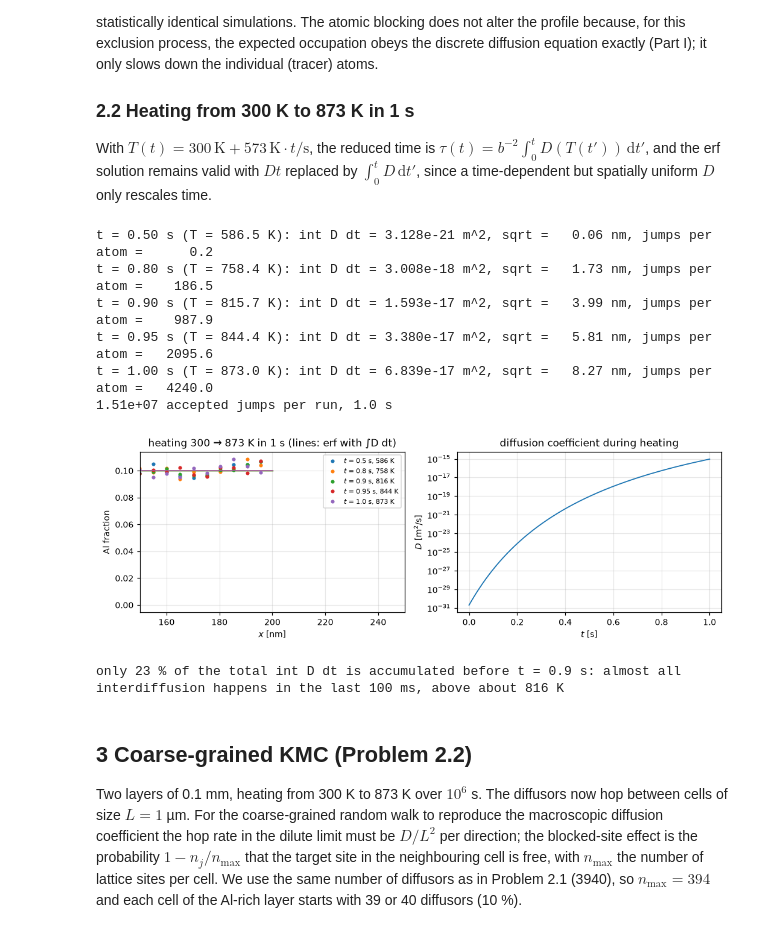
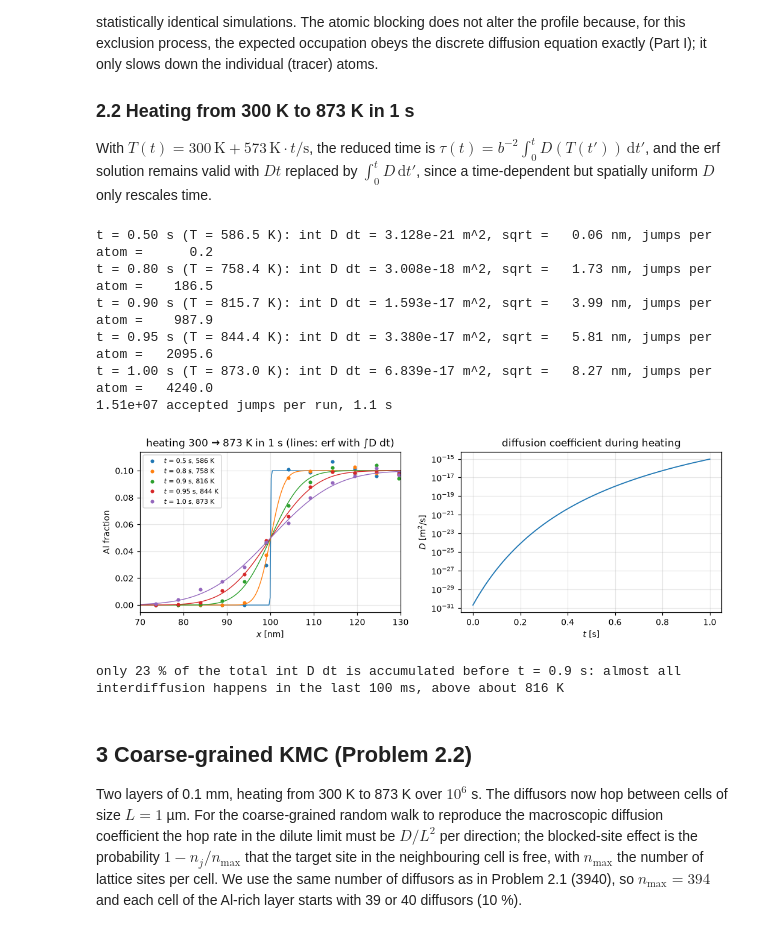
Before and after one commit to ali-elite/materials-simulation-practicals, a Jupyter notebook: Practical 6 - Kinetic Monte Carlo/kmc_diffusion.ipynb, the cells around one changed output. Saved outputs shown, nothing was run; the diff lists cells and outputs as text; code cells hidden in the pictures.

```diff
--- a/Practical 6 - Kinetic Monte Carlo/kmc_diffusion.ipynb
+++ b/Practical 6 - Kinetic Monte Carlo/kmc_diffusion.ipynb
@@ -36,6 +36,28 @@ def D_al(T):
 for T in (300, 500, 600, 873):
     print(f"T = {T:4d} K: D = {D_al(T):.3e} m^2/s, jump rate per direction Gamma = D/b^2 = "
           f"{D_al(T)/B_CU**2:.3e} 1/s")
+
+_n_fig = 0
+
+
+def show(width=7.0):
+    """Display the open figures and save each one as report/figures/fig_NN.pdf for the PDF report.
+
+    Figures wider than `width` inches are saved at that width so the fonts stay readable in the report.
+    """
+    global _n_fig
+    for num in plt.get_fignums():
+        fig = plt.figure(num)
+        w, h = fig.get_size_inches()
+        if w > width:
+            fig.set_size_inches(width, h * (width / w) ** 0.5)
+            fig.tight_layout()
+        _n_fig += 1
+        fig.savefig(f"report/figures/fig_{_n_fig:02d}.pdf", bbox_inches="tight")
+        if w > width:
+            fig.set_size_inches(w, h)
+            fig.tight_layout()
+    plt.show()
 # %% [output]
 T =  300 K: D = 2.006e-31 m^2/s, jump rate per direction Gamma = D/b^2 = 3.110e-12 1/s
 T =  500 K: D = 7.091e-22 m^2/s, jump rate per direction Gamma = D/b^2 = 1.099e-02 1/s
@@ -289,7 +311,7 @@ for a, T in zip(ax, (500, 600)):
         rms = np.sqrt(np.mean((cb - erf_profile(xb, D * t)) ** 2))
         print(f"   t = {t:9.3g} s: rms deviation from erf = {rms:.4f} (c0 = {C0})")
     a.set(xlabel="$x$ [nm]", ylabel="Al fraction", title=f"isothermal, {T} K (lines: erf)",
-          xlim=(140, 260))
+          xlim=(60, 140))
     a.legend(fontsize=7)
-plt.show()
+show()
 # %% [output]
@@ -319,37 +341,37 @@ Dint = lambda t: quad(lambda s: D_al(T_of_t(s)), 0.0, t, limit=200)[0]
 t_snap = np.array([0.5, 0.8, 0.9, 0.95, 1.0])
 Dt_snap = np.array([Dint(t) for t in t_snap])
 for t, Dt in zip(t_snap, Dt_snap):
     print(f"t = {t:4.2f} s (T = {T_of_t(t):5.1f} K): int D dt = {Dt:.3e} m^2, "
           f"sqrt = {np.sqrt(Dt)*1e9:6.2f} nm, jumps per atom = {4*Dt/B_CU**2:8.1f}")
 
 t0 = time.time()
 prof_ramp, acc = run_lattice(Dt_snap / B_CU ** 2)
 print(f"{acc/4:.2e} accepted jumps per run, {time.time()-t0:.1f} s")
 heat_profiles = dict(zip(t_snap, prof_ramp))
 
 fig, ax = plt.subplots(1, 2, figsize=(9.6, 3.3))
 for t, Dt, p in zip(t_snap, Dt_snap, prof_ramp):
     xb, cb = binned(p)
     l, = ax[0].plot(xb * 1e9, cb, "o", ms=3, label=f"$t$ = {t} s, {T_of_t(t):.0f} K")
     ax[0].plot(X * 1e9, erf_profile(X, Dt), "-", lw=0.9, color=l.get_color())
-ax[0].set(xlabel="$x$ [nm]", ylabel="Al fraction", xlim=(150, 250),
+ax[0].set(xlabel="$x$ [nm]", ylabel="Al fraction", xlim=(70, 130),
           title="heating 300 → 873 K in 1 s (lines: erf with ∫D dt)")
 ax[0].legend(fontsize=7)
 tt = np.linspace(0, 1, 400)
 ax[1].semilogy(tt, [D_al(T_of_t(s)) for s in tt], lw=1.2)
 ax[1].set(xlabel="$t$ [s]", ylabel="$D$ [m$^2$/s]", title="diffusion coefficient during heating")
-plt.show()
+show()
 frac = Dint(0.9) / Dint(1.0)
 print(f"only {100*frac:.0f} % of the total int D dt is accumulated before t = 0.9 s: almost all "
       f"interdiffusion happens in the last 100 ms, above about {T_of_t(0.9):.0f} K")
 # %% [output]
 t = 0.50 s (T = 586.5 K): int D dt = 3.128e-21 m^2, sqrt =   0.06 nm, jumps per atom =      0.2
 t = 0.80 s (T = 758.4 K): int D dt = 3.008e-18 m^2, sqrt =   1.73 nm, jumps per atom =    186.5
 t = 0.90 s (T = 815.7 K): int D dt = 1.593e-17 m^2, sqrt =   3.99 nm, jumps per atom =    987.9
 t = 0.95 s (T = 844.4 K): int D dt = 3.380e-17 m^2, sqrt =   5.81 nm, jumps per atom =   2095.6
 t = 1.00 s (T = 873.0 K): int D dt = 6.839e-17 m^2, sqrt =   8.27 nm, jumps per atom =   4240.0
-1.51e+07 accepted jumps per run, 1.0 s
+1.51e+07 accepted jumps per run, 1.1 s
-[figure, old version]
+[figure, new version]
 only 23 % of the total int D dt is accumulated before t = 0.9 s: almost all interdiffusion happens in the last 100 ms, above about 816 K
 # %% [markdown]
 <a id="3"></a>
```
Also changed, not shown: parts of 4 cells of this notebook, 47 other files.
